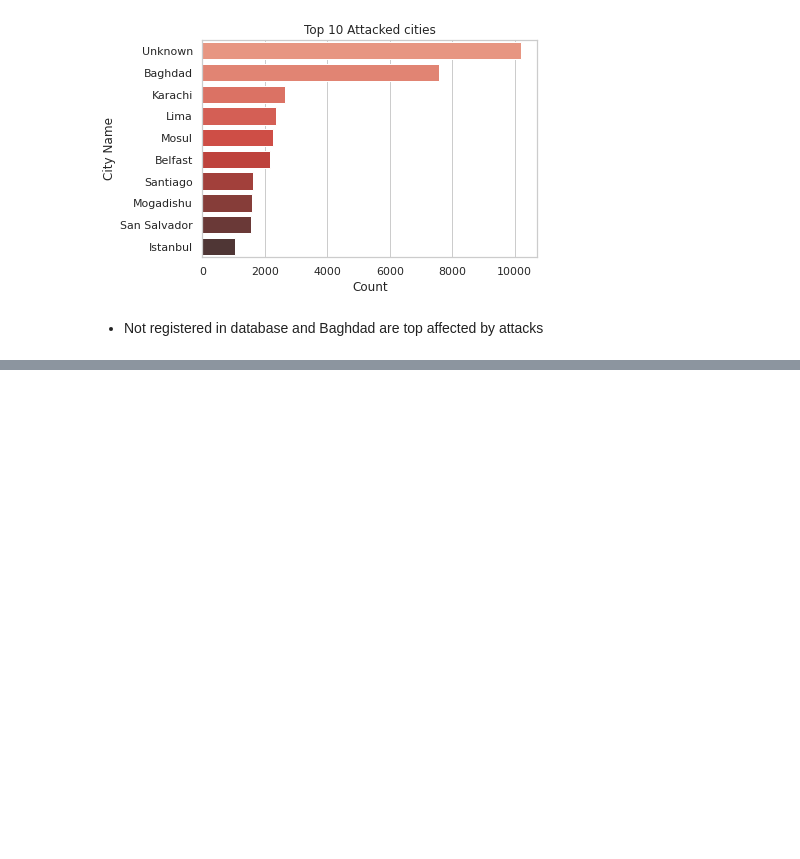
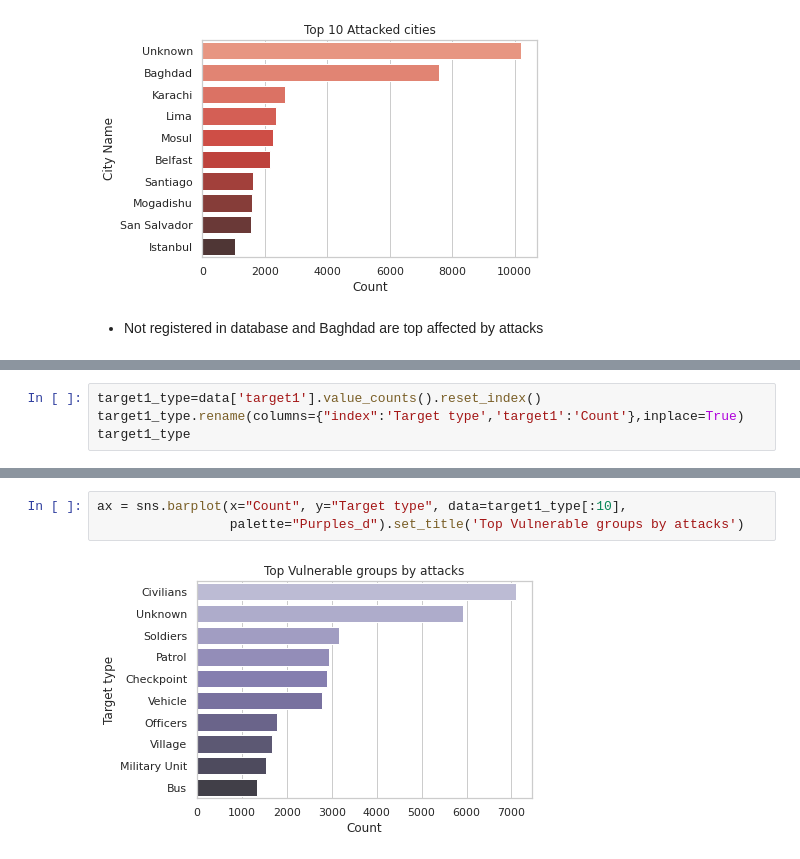
Before and after one commit to Jayjake1/DataAnalysis, a Jupyter notebook: Global_Terrorism_Analysis.ipynb, the cells around one changed output, grey strips where cells are left out. Drawn from its saved outputs; the diff is of its cells as text; blank space fills up the shorter version.

```diff
--- a/Global_Terrorism_Analysis.ipynb
+++ b/Global_Terrorism_Analysis.ipynb
@@ -449,0 +506,4 @@ ax = sns.barplot(x="Count", y="City Name", data=city_wise[:10],
+# %%
+target1_type=data['target1'].value_counts().reset_index()
+target1_type.rename(columns={"index":'Target type','target1':'Count'},inplace=True)
+target1_type
@@ -449,0 +524,5 @@ ax = sns.barplot(x="Count", y="City Name", data=city_wise[:10],
+# %%
+ax = sns.barplot(x="Count", y="Target type", data=target1_type[:10],
+                 palette="Purples_d").set_title('Top Vulnerable groups by attacks')
+# %% [output]
+[figure, added]
```
Also changed, not shown: parts of 18 cells of this notebook.
